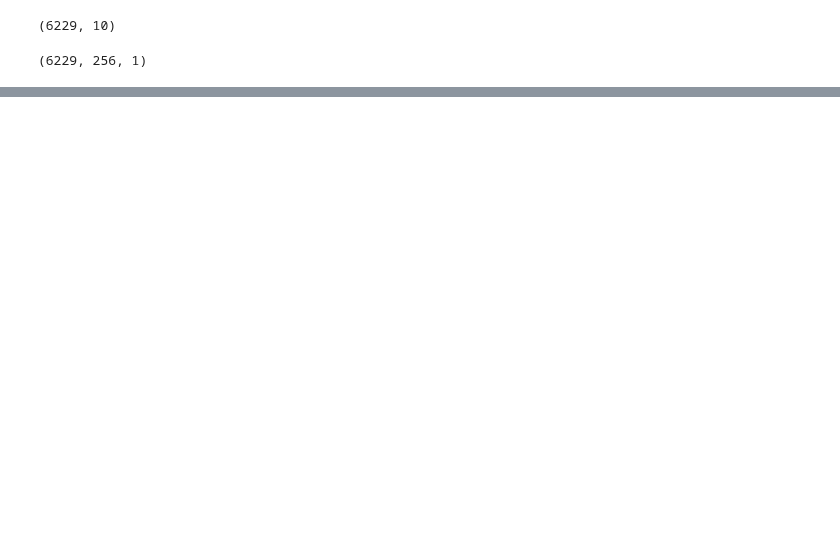
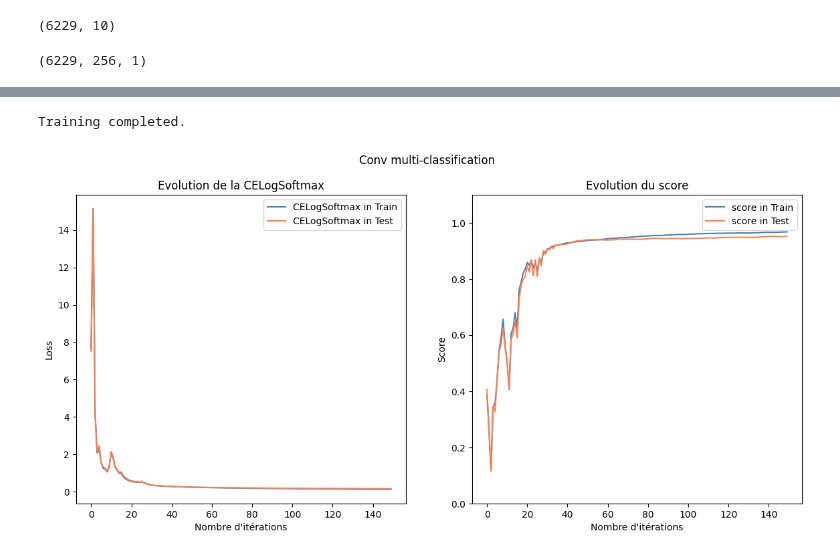
Before and after one commit to Amayas29/neural-networks, a Jupyter notebook: experimentations/convolution.ipynb, the cells around one changed output, grey strips where cells are left out. Drawn from its saved outputs; the diff is of its cells as text; code cells hidden in the pictures; blank space fills up the shorter version.

```diff
--- a/experimentations/convolution.ipynb
+++ b/experimentations/convolution.ipynb
@@ -60,14 +81,17 @@ Training completed.
 # %%
-net_eps = Sequentiel([
-    Conv1D(k_size=3, chan_in=1, chan_out=32, stride=1, init="xavier"),
+net_150_ep = Sequentiel([
+    Conv1D(k_size=3, chan_in=1, chan_out=32, stride=1, init="he"),
     MaxPool1D(2, 2),
     Flatten(),
-    Linear(4064, 100, init="xavier"),
+    Linear(4064, 100, init="he"),
     ReLU(),
-    Linear(100, 10, init="xavier"),
+    Linear(100, 10, init="he"),
 ], classes_type="multi")
 
-optim_eps = Optim(net_eps, CELogSoftmax(), eps=1e-5)
-optim_eps.SGD(X_conv, y_one_hot, test_train_split=True, batch_size=200, epochs=500, verbose=False)
+optim_150_ep = Optim(net_150_ep, CELogSoftmax(), eps=1e-5)
+optim_150_ep.SGD(X_conv, y_one_hot, test_train_split=True, batch_size=len(X), epochs=150, verbose=False)
 
-plot_net(optim_eps, X_conv, y_one_hot, net_type="multiclass", net_title="Conv multi-classification")
+plot_net(optim_150_ep, X_conv, y_one_hot, net_type="multiclass", net_title="Conv multi-classification")
+# %% [output]
+Training completed.
+[figure, added]
```
Also changed, not shown: parts of 5 cells of this notebook.
